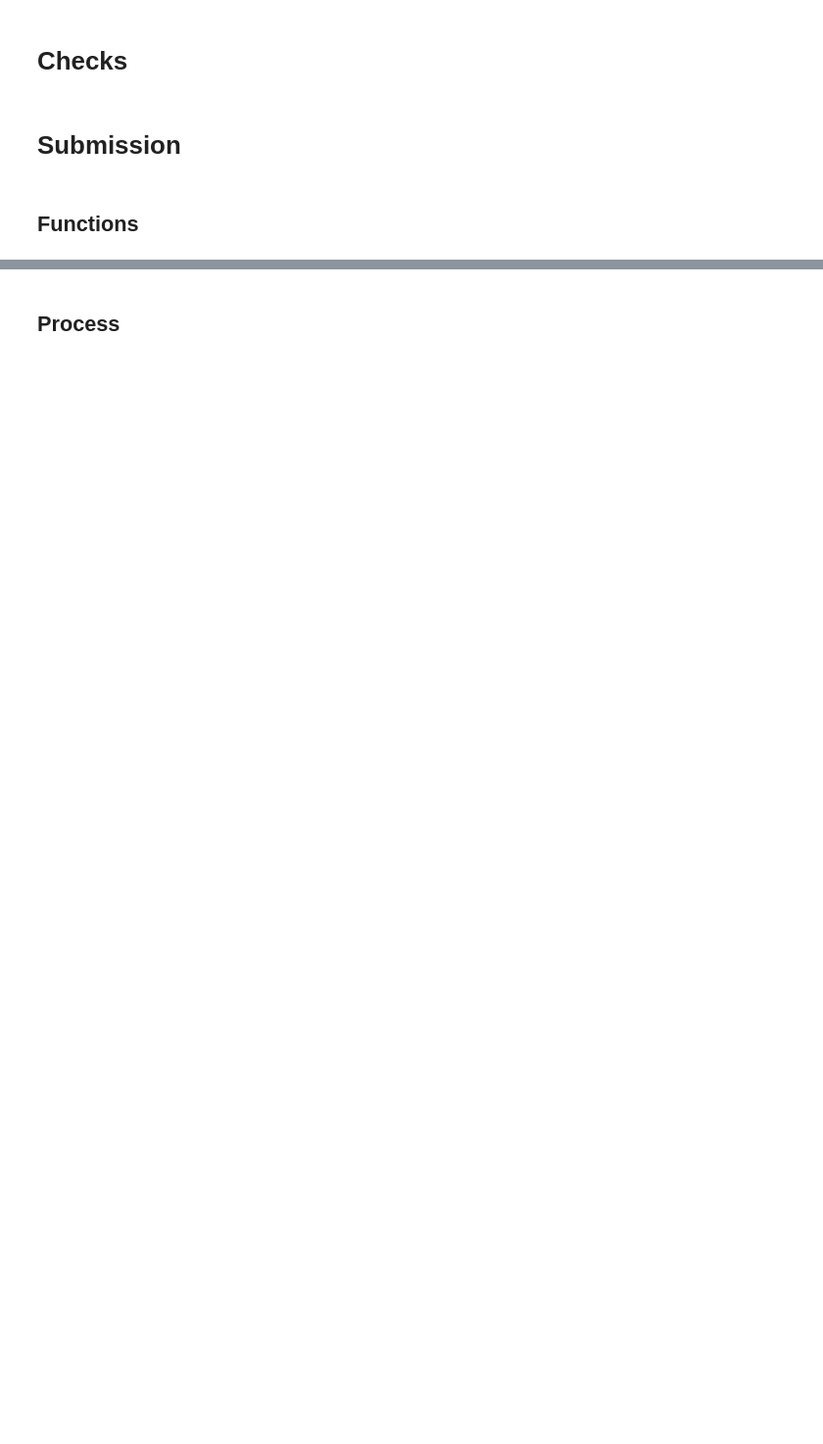
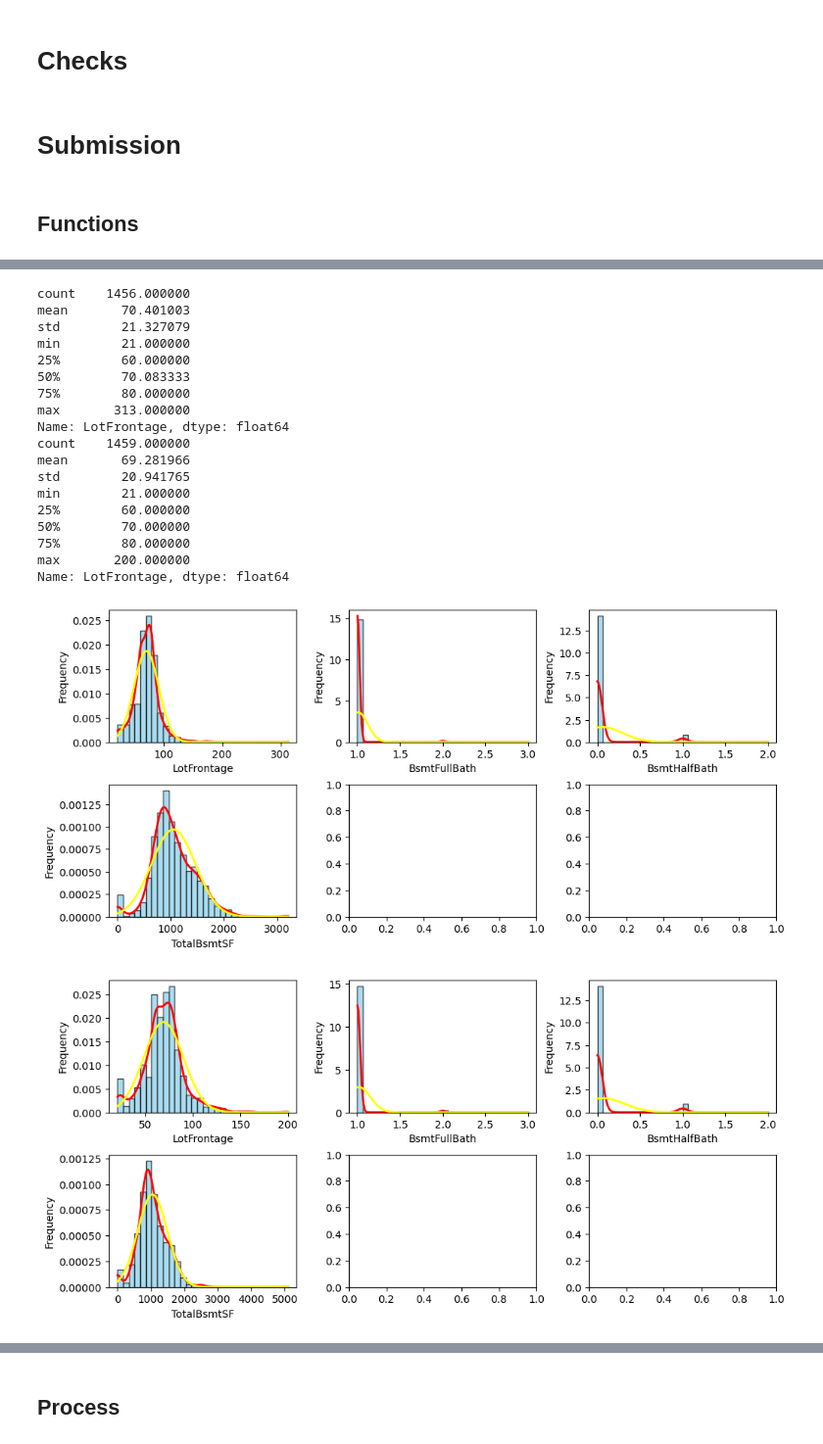
Before and after one commit to javrudsky/machine_learning, a Jupyter notebook: kaggle/housing/housing_v2.ipynb, the cells around one changed output, grey strips where cells are left out. Shown at 98% size. Saved outputs shown, nothing was run; the diff lists cells and outputs as text; code cells hidden in the pictures; blank space fills up the shorter version.

```diff
--- a/kaggle/housing/housing_v2.ipynb
+++ b/kaggle/housing/housing_v2.ipynb
@@ -3979,9 +4070,25 @@ print(dfs[dfs.columns[(dfs.isnull().sum() > 0).values]].isnull().sum())
 # %% [markdown]
 ## Functions
 # %%
-
+def load_submission_data():
+  return pd.read_csv("./data/test.csv")
 
 def save_submission(pd, folder="submissions", file_prefix="submission"):
     date_str = datetime.now().strftime("%y%m%d_%H%M")
     filename = f"./{folder}/{file_prefix}_{date_str}.csv"
     pred.to_csv(filename, index=False)
+
+def pip_steps_until(step_name="all", only_pip=True, return_names=False):
+  pip = create_pipeline(bin_cols, bin_cols_spec, ignored_cols, ord_cols_used, log1p_cols, norm_cols, create_eng_features)
+  if step == "all":
+    return pip
+  #pip.fit(X,y).transform(X)
+
+  step_idx = [i for i, step in enumerate(pip.steps) if step[0] == step_name][0] + 1
+  if only_pip:
+    return pip[:step_idx]
+
+  steps = pip.steps[:step_idx]
+  if not return_names:
+    return steps
+  return [step[0] for step in steps]
@@ -3987,0 +4133,41 @@ def save_submission(pd, folder="submissions", file_prefix="submission"):
+# %%
+
+#print(X_train[X_train["LotFrontage"] > 200].shape)
+#X_train = X_train[X_train["LotFrontage"] < 200]
+
+print(X_train["LotFrontage"].describe())
+
+print(X_test["LotFrontage"].describe())
+
+
+
+#print(X_train[X_train["LotFrontage"] > 200])
+show_distribution(X_train, ["LotFrontage", "BsmtFullBath", "BsmtHalfBath", "TotalBsmtSF"])
+show_distribution(X_test, ["LotFrontage", "BsmtFullBath", "BsmtHalfBath", "TotalBsmtSF"])
+
+
+# Observation
+# There is a LotFrontage outlier that can be causing a big difference between train and test distribution
+# Tried removing it, but performance degrades in Kaggle (Not moving in CV)
+# BsmtFullBath and BsmtHalfBath fix doesn't improve performance either
+# %% [output]
+count    1456.000000
+mean       70.401003
+std        21.327079
+min        21.000000
+25%        60.000000
+50%        70.083333
+75%        80.000000
+max       313.000000
+Name: LotFrontage, dtype: float64
+count    1459.000000
+mean       69.281966
+std        20.941765
+min        21.000000
+25%        60.000000
+50%        70.000000
+75%        80.000000
+max       200.000000
+Name: LotFrontage, dtype: float64
+[figure, added]
+[figure, added]
```
Also changed, not shown: parts of 35 cells of this notebook.
